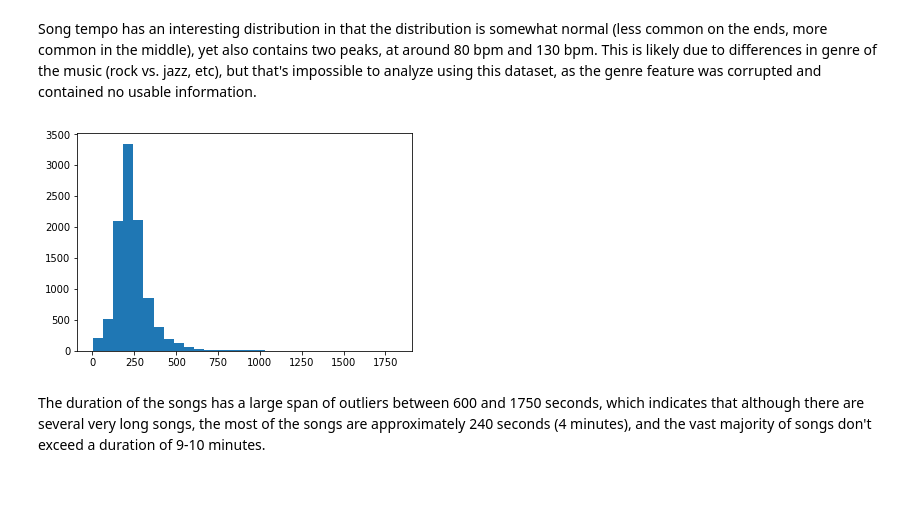
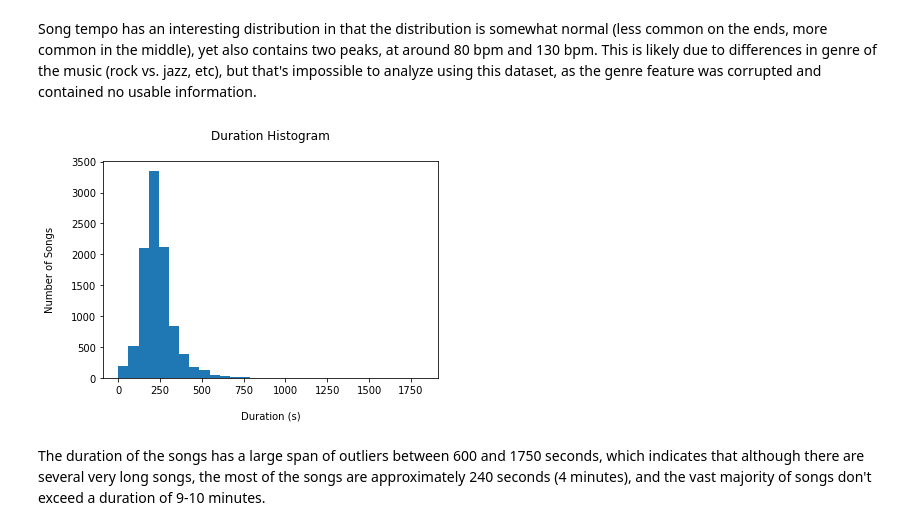
Before and after one commit to ajgoldsman/Thinkful-Assignments, a Jupyter notebook: Thinkful_Capstone_1.ipynb, the cells around one changed output. Cells and saved outputs as stored; diff of their text form; code cells hidden in the pictures; blank space fills up the shorter version.

```diff
--- a/Thinkful_Capstone_1.ipynb
+++ b/Thinkful_Capstone_1.ipynb
@@ -240,7 +240,7 @@ I chose an arbitrary value of 50% (i.e. half of the data points missing) as "too
 drop_features = list()
 
 for i in range(len(percentNan)):
-    if percentNan[i] > 0.5:                 #arbitrary value of 50% NaN deemed "too many"
+    if percentNan[i] > 0.55:                 #arbitrary value of 50% NaN deemed "too many"
         drop_features.append(headers[i])
 
 #save years for later independent analysis, possibly useful
@@ -460,9 +460,12 @@ plt.show()
 Song tempo has an interesting distribution in that the distribution is somewhat normal (less common on the ends, more common in the middle), yet also contains two peaks, at around 80 bpm and 130 bpm. This is likely due to differences in genre of the music (rock vs. jazz, etc), but that's impossible to analyze using this dataset, as the genre feature was corrupted and contained no usable information.
 # %%
 plt.hist(all_data['duration'], bins=30)
+plt.xlabel('\nDuration (s)')
+plt.ylabel('Number of Songs\n')
+plt.title('Duration Histogram\n')
 plt.show()
 # %% [output]
-[figure, old version]
+[figure, new version]
 # %% [markdown]
 The duration of the songs has a large span of outliers between 600 and 1750 seconds, which indicates that although there are several very long songs, the most of the songs are approximately 240 seconds (4 minutes), and the vast majority of songs don't exceed a duration of 9-10 minutes.
 # %% [markdown]
```
Also changed, not shown: parts of 7 cells of this notebook.
